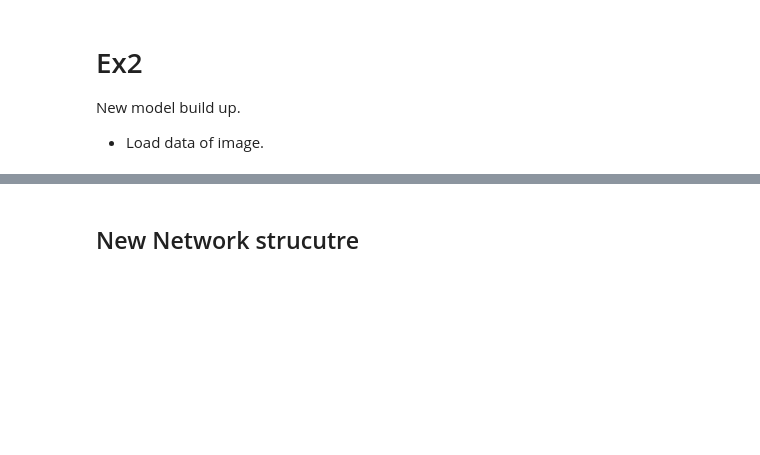
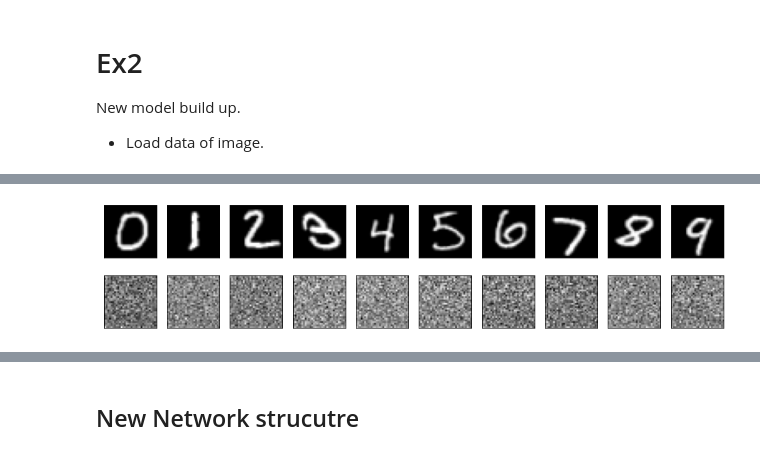
Before and after one commit to Lynch1206/5LSL0_MSPD, a Jupyter notebook: 1A/Ex2.ipynb, the cells around one changed output, grey strips where cells are left out. Cells and saved outputs as stored; diff of their text form; code cells hidden in the pictures; blank space fills up the shorter version.

```diff
--- a/1A/Ex2.ipynb
+++ b/1A/Ex2.ipynb
@@ -120 +120,49 @@ if __name__ == "__main__":
 [figure]
+# %%
+# Network architecture
+class Net(nn.Module):
+    def __init__(self):
+        super(Net, self).__init__()
+        self.fc1 = nn.Linear(32*32, 32*32)
+        self.fc2 = nn.Linear(32*32, 32*32)
+        self.fc3 = nn.Linear(32*32, 32*32)
+    def forward(self, x):
+        x = x.view(-1, 32*32)
+        x = self.fc1(x)
+        x = self.fc2(x)
+        x = self.fc3(x)
+        return x
+# Question c
+model = Net()
+model = model.to(device) # Transfer to GPU
+# Loss and optimizer
+criterion = nn.MSELoss()
+optimizer = optim.SGD(model.parameters(), lr=0.001)
+
+# Question d
+#  training-validation sets split
+train_set, val_set = torch.utils.data.random_split(train_loader.dataset, [50000, 10000])
+
+# Predict test set with untrained network
+# Test the model
+model.eval()
+with torch.no_grad():
+    plt.figure(figsize=(12,3))              # show the examples in a plot
+    x_noisy_example = x_noisy_example.to(device) # Transfer to GPU
+    output = model(x_noisy_example).resize(64,1,32,32).cpu() # resize our output as the same size of input and transfer back to cpu
+    for i in range(10):
+        plt.subplot(2,10,i+1)
+        plt.imshow(x_clean_example[i,0,:,:],cmap='gray')
+        plt.xticks([])
+        plt.yticks([])
+
+        plt.subplot(2,10,i+11)
+        plt.imshow(output[i,0,:,:],cmap='gray')
+        plt.xticks([])
+        plt.yticks([])
+
+    plt.tight_layout()
+    # plt.savefig("untrained_test_data_examples.png",dpi=300,bbox_inches='tight')
+    plt.show()
+# %% [output]
+[figure, added]
```
Also changed, not shown: parts of 7 cells of this notebook.
